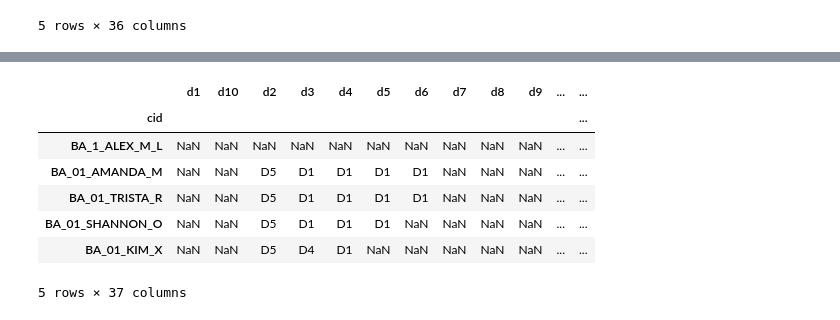
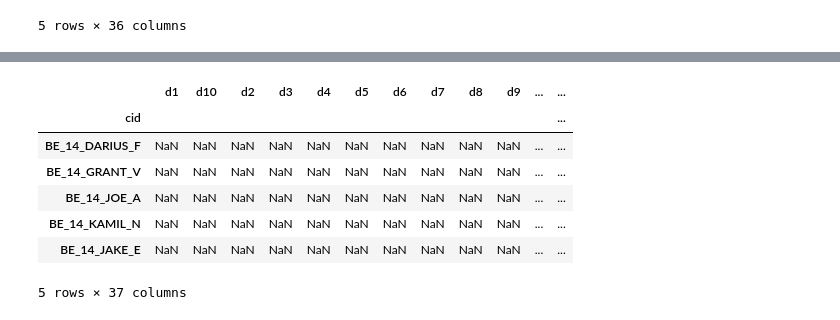
Before and after one commit to angelinahli/bachelorette, a Jupyter notebook: data/scripts/clean_race_data.ipynb, the cells around one changed output, grey strips where cells are left out. Cells and saved outputs as stored; diff of their text form; code cells hidden in the pictures.

Commit message:
fixed data; started tabs 2+3

```diff
--- a/data/scripts/clean_race_data.ipynb
+++ b/data/scripts/clean_race_data.ipynb
@@ -339,0 +352,3 @@ df_master_flags.head()
+# %%
+df_master_flags.update(df_poc_oth, overwrite=False)
+df_master_flags.tail()
@@ -374,3 +376,0 @@ df_poc_oth.head()
-# %%
-df_master_flags = df_master_flags.join(df_poc_oth, how="left")
-df_master_flags.head()
@@ -386,15 +376,0 @@ df_master_flags.head()
-# %%
-# update other rows with race vals
-
-def get_updated_race_vals(row, colname):
-    return row[colname] or row[colname + "_oth"]
-
-replace_cols = ["white", "afam", "amin", "hisp", "asn_paci", "oth", "mult"]
-for col in replace_cols:
-    df_master_flags[col] = df_master_flags.apply(
-        lambda row: get_updated_race_vals(row, col),
-        axis=1)
-
-df_master_flags = df_master_flags.drop(labels=df_poc_oth.columns, axis=1)
-print(df_master_flags.columns)
-df_master_flags.head()
@@ -427,29 +377,25 @@ df_master_flags[(df_master_flags.year.isin(kx_ba_years) & (df_master_flags.show
 # %%
 # create broader flags
 
 def part_of_groups(row, group_flags):
     for flag in group_flags:
         if row[flag] == 1:
             return True
     return False
 
 poc_flags = ["afam", "amin", "hisp", "asn_paci", "oth", "mult"]
-df_master_flags.poc_flag = df_master_flags.apply(
-    lambda row: part_of_groups(row, poc_flags),
-    axis=1)
-df_master_flags["race_data_flag"] = df_master_flags.apply(
-    lambda row: part_of_groups(row, poc_flags + ["white"]),
-    axis=1)
+df_master_flags.poc_flag = df_master_flags.apply(lambda row: part_of_groups(row, poc_flags), axis=1)
+df_master_flags["race_data_flag"] = df_master_flags.apply(lambda row: part_of_groups(row, poc_flags + ["white"]), axis=1)
 
-df_master_flags.head()
+df_master_flags.tail()
 # %% [output]
 |  | d1 | d10 | d2 | d3 | d4 | d5 | d6 | d7 | d8 | d9 | ... | ... |
 | cid |  |  |  |  |  |  |  |  |  |  |  | ... |
-| BA_1_ALEX_M_L | NaN | NaN | NaN | NaN | NaN | NaN | NaN | NaN | NaN | NaN | ... | ... |
-| BA_01_AMANDA_M | NaN | NaN | D5 | D1 | D1 | D1 | D1 | NaN | NaN | NaN | ... | ... |
-| BA_01_TRISTA_R | NaN | NaN | D5 | D1 | D1 | D1 | D1 | NaN | NaN | NaN | ... | ... |
-| BA_01_SHANNON_O | NaN | NaN | D5 | D1 | D1 | D1 | NaN | NaN | NaN | NaN | ... | ... |
-| BA_01_KIM_X | NaN | NaN | D5 | D4 | D1 | NaN | NaN | NaN | NaN | NaN | ... | ... |
+| BE_14_DARIUS_F | NaN | NaN | NaN | NaN | NaN | NaN | NaN | NaN | NaN | NaN | ... | ... |
+| BE_14_GRANT_V | NaN | NaN | NaN | NaN | NaN | NaN | NaN | NaN | NaN | NaN | ... | ... |
+| BE_14_JOE_A | NaN | NaN | NaN | NaN | NaN | NaN | NaN | NaN | NaN | NaN | ... | ... |
+| BE_14_KAMIL_N | NaN | NaN | NaN | NaN | NaN | NaN | NaN | NaN | NaN | NaN | ... | ... |
+| BE_14_JAKE_E | NaN | NaN | NaN | NaN | NaN | NaN | NaN | NaN | NaN | NaN | ... | ... |
 5 rows × 37 columns
 # %%
 flags_df_path = os.path.join("..", "master_flags_dataset.csv")
```
Also changed, not shown: parts of 8 cells of this notebook, 5 other files.
